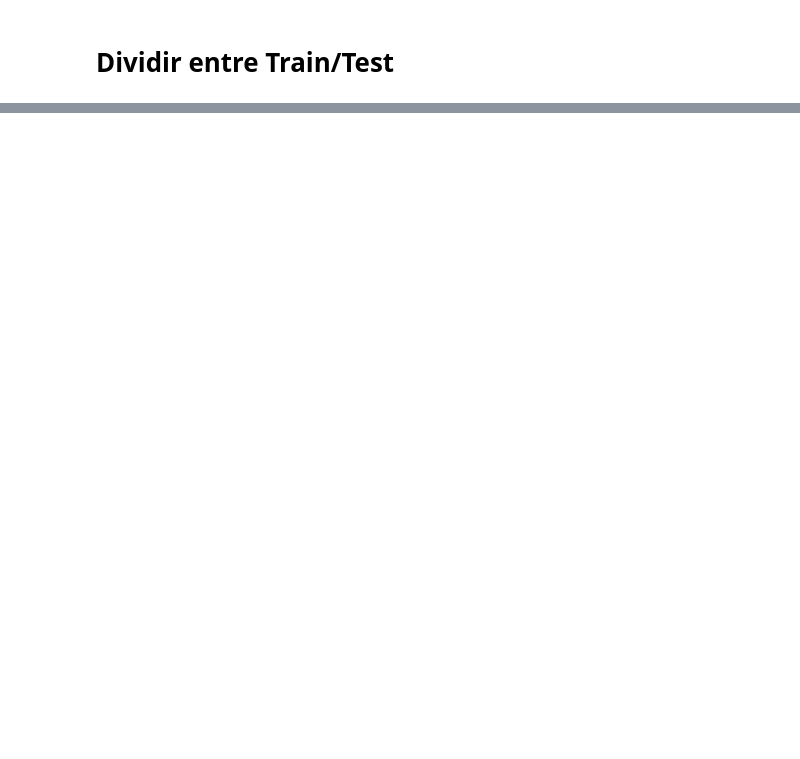
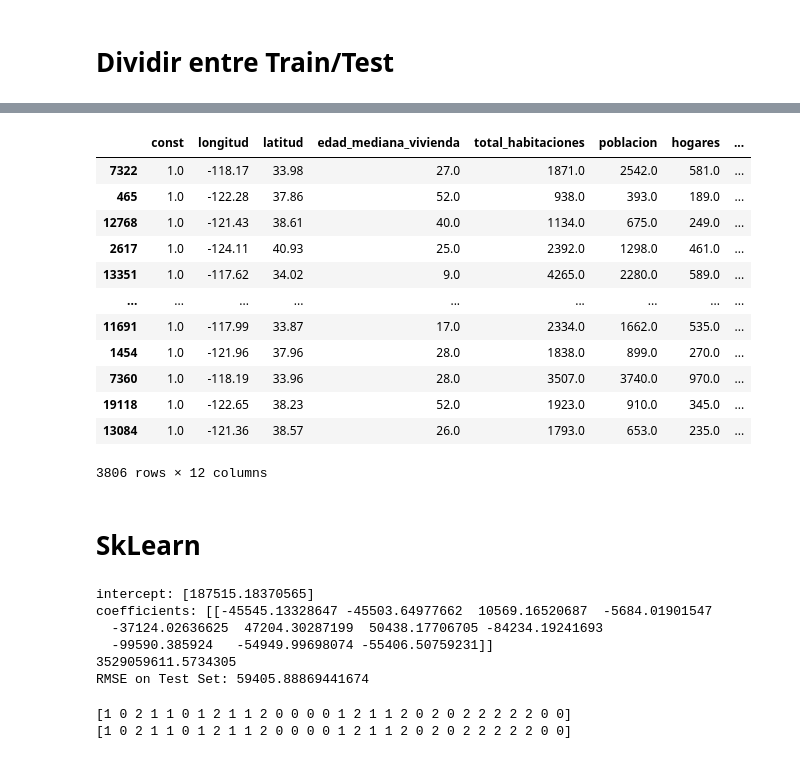
Before and after one commit to RonaldDavidMartinezMarenco/MachineLearning, a Jupyter notebook: regressionOnly/main.ipynb, the cells around one changed output, grey strips where cells are left out. Saved outputs shown, nothing was run; the diff lists cells and outputs as text; code cells hidden in the pictures; blank space fills up the shorter version.

```diff
--- a/main.ipynb
+++ b/regressionOnly/main.ipynb
@@ -338,0 +402,7 @@ print(f'Test set size: {X_test.shape[0]} samples')
+# %%
+# Adding a constant to the test predictors
+X_test_const = sm.add_constant(X_test)
+
+# Making predictions on the test set
+test_predictions = model_fitted.predict(X_test_const)
+test_predictions
@@ -338,0 +422,18 @@ print(f'Test set size: {X_test.shape[0]} samples')
+# %%
+X_test_const
+# %% [output]
+|  | const | longitud | latitud | edad_mediana_vivienda | total_habitaciones | poblacion | hogares | ... |
+| 7322 | 1.0 | -118.17 | 33.98 | 27.0 | 1871.0 | 2542.0 | 581.0 | ... |
+| 465 | 1.0 | -122.28 | 37.86 | 52.0 | 938.0 | 393.0 | 189.0 | ... |
+| 12768 | 1.0 | -121.43 | 38.61 | 40.0 | 1134.0 | 675.0 | 249.0 | ... |
+| 2617 | 1.0 | -124.11 | 40.93 | 25.0 | 2392.0 | 1298.0 | 461.0 | ... |
+| 13351 | 1.0 | -117.62 | 34.02 | 9.0 | 4265.0 | 2280.0 | 589.0 | ... |
+| ... | ... | ... | ... | ... | ... | ... | ... | ... |
+| 11691 | 1.0 | -117.99 | 33.87 | 17.0 | 2334.0 | 1662.0 | 535.0 | ... |
+| 1454 | 1.0 | -121.96 | 37.96 | 28.0 | 1838.0 | 899.0 | 270.0 | ... |
+| 7360 | 1.0 | -118.19 | 33.96 | 28.0 | 3507.0 | 3740.0 | 970.0 | ... |
+| 19118 | 1.0 | -122.65 | 38.23 | 52.0 | 1923.0 | 910.0 | 345.0 | ... |
+| 13084 | 1.0 | -121.36 | 38.57 | 26.0 | 1793.0 | 653.0 | 235.0 | ... |
+3806 rows × 12 columns
+# %% [markdown]
+# SkLearn
@@ -338,0 +450,35 @@ print(f'Test set size: {X_test.shape[0]} samples')
+# %%
+from sklearn.linear_model import LinearRegression
+from sklearn.metrics import mean_squared_error
+from math import sqrt
+
+# Create and fit the model
+lr = LinearRegression()
+lr.fit(X_train_scaled, y_train)
+
+print("intercept: " + str(lr.intercept_))
+print("coefficients: " + str(lr.coef_))
+
+# Make predictions on the scaled test data
+y_pred = lr.predict(X_test_scaled)
+
+# Calculate MSE and RMSE
+mse = mean_squared_error(y_test, y_pred)
+rmse = sqrt(mse)
+
+# Output the performance metrics
+print(mse)
+print(f'RMSE on Test Set: {rmse}')
+# %% [output]
+intercept: [187515.18370565]
+coefficients: [[-45545.13328647 -45503.64977662  10569.16520687  -5684.01901547
+  -37124.02636625  47204.30287199  50438.17706705 -84234.19241693
+  -99590.385924   -54949.99698074 -55406.50759231]]
+3529059611.5734305
+RMSE on Test Set: 59405.88869441674
+# %%
+print(y_pred)
+print(y_test)
+# %% [output]
+[1 0 2 1 1 0 1 2 1 1 2 0 0 0 0 1 2 1 1 2 0 2 0 2 2 2 2 2 0 0]
+[1 0 2 1 1 0 1 2 1 1 2 0 0 0 0 1 2 1 1 2 0 2 0 2 2 2 2 2 0 0]
```
Also changed, not shown: parts of 17 cells of this notebook, 9 other files.
